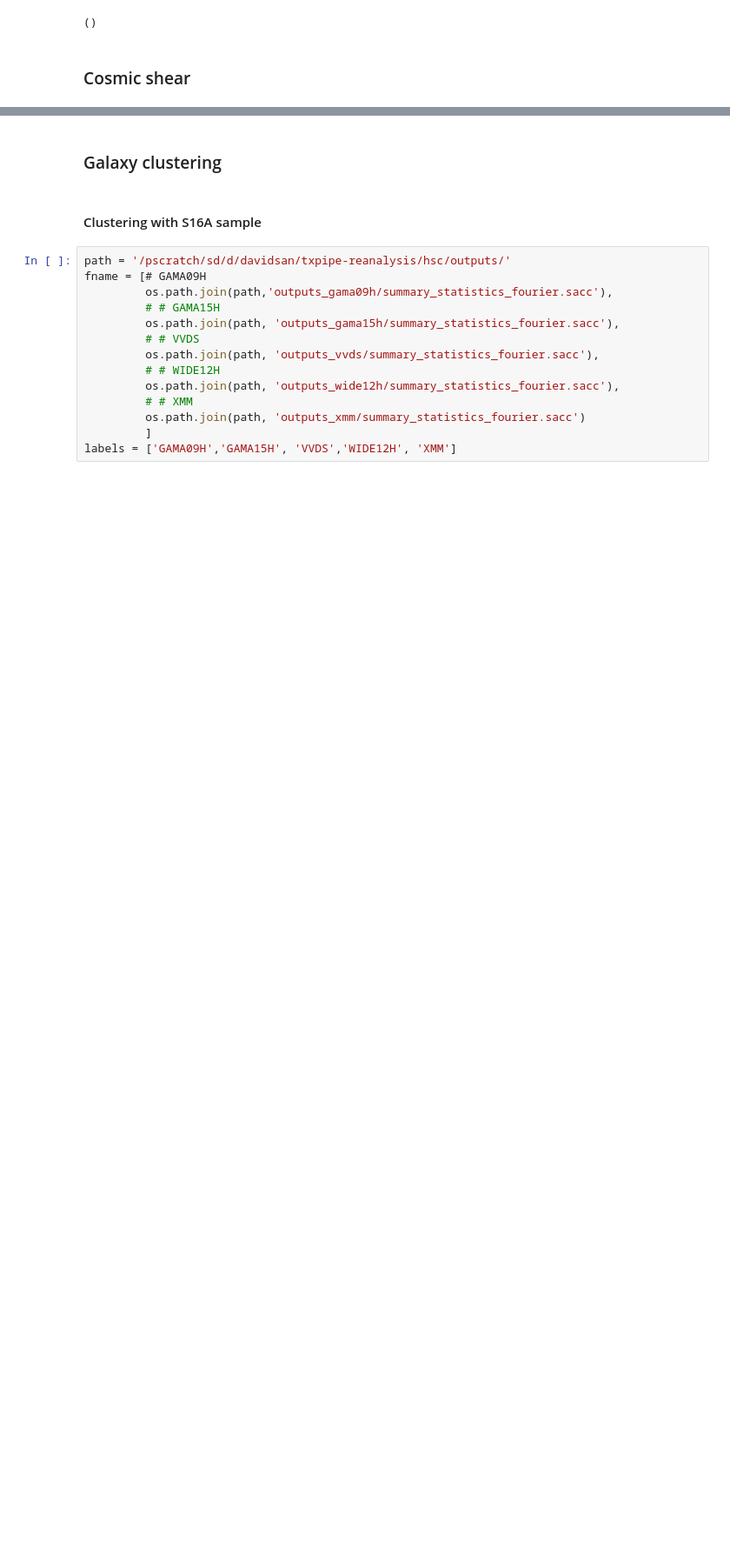
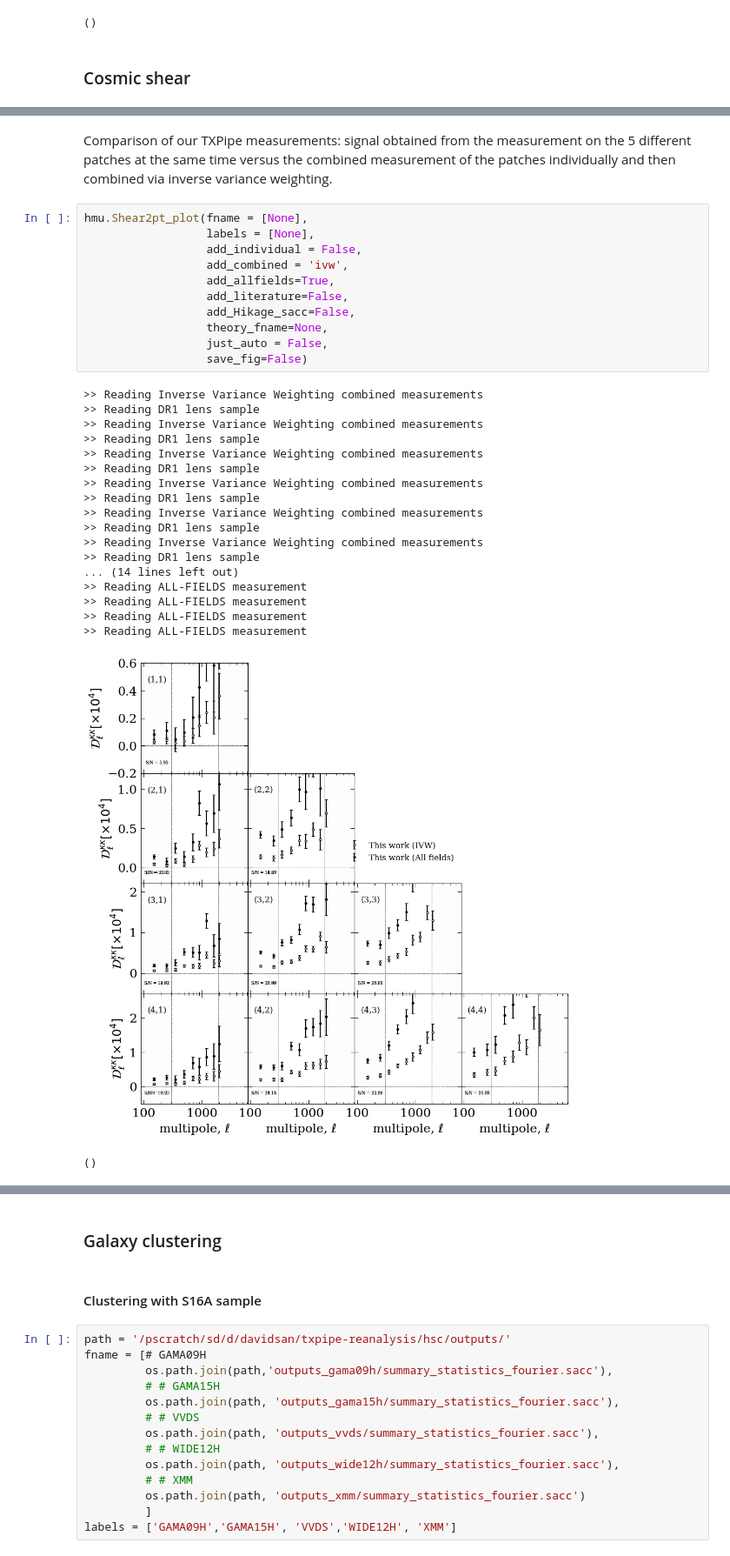
Before and after one commit to davsan06/HSC-PDR1-3x2pt-harmonic-methods, a Jupyter notebook: analysis/NBMeasurementPlot.ipynb, the cells around one changed output, grey strips where cells are left out. Shown at 87% size. Saved outputs shown, nothing was run; the diff lists cells and outputs as text; blank space fills up the shorter version.

```diff
--- a/analysis/NBMeasurementPlot.ipynb
+++ b/analysis/NBMeasurementPlot.ipynb
@@ -185 +199,34 @@ Shear2pt_Literature_CombinedIVW
 ()
+# %% [markdown]
+Comparison of our TXPipe measurements: signal obtained from the measurement on the 5 different patches at the same time versus the combined measurement of the patches individually and then combined via inverse variance weighting.
+# %%
+hmu.Shear2pt_plot(fname = [None],
+                  labels = [None],
+                  add_individual = False,
+                  add_combined = 'ivw',
+                  add_allfields=True,
+                  add_literature=False,
+                  add_Hikage_sacc=False,
+                  theory_fname=None,
+                  just_auto = False,
+                  save_fig=False)
+# %% [output]
+>> Reading Inverse Variance Weighting combined measurements
+>> Reading DR1 lens sample
+>> Reading Inverse Variance Weighting combined measurements
+>> Reading DR1 lens sample
+>> Reading Inverse Variance Weighting combined measurements
+>> Reading DR1 lens sample
+>> Reading Inverse Variance Weighting combined measurements
+>> Reading DR1 lens sample
+>> Reading Inverse Variance Weighting combined measurements
+>> Reading DR1 lens sample
+>> Reading Inverse Variance Weighting combined measurements
+>> Reading DR1 lens sample
+... (14 lines left out)
+>> Reading ALL-FIELDS measurement
+>> Reading ALL-FIELDS measurement
+>> Reading ALL-FIELDS measurement
+>> Reading ALL-FIELDS measurement
+[figure, added]
+()
```
Also changed, not shown: parts of 5 cells of this notebook, 1 other file.
